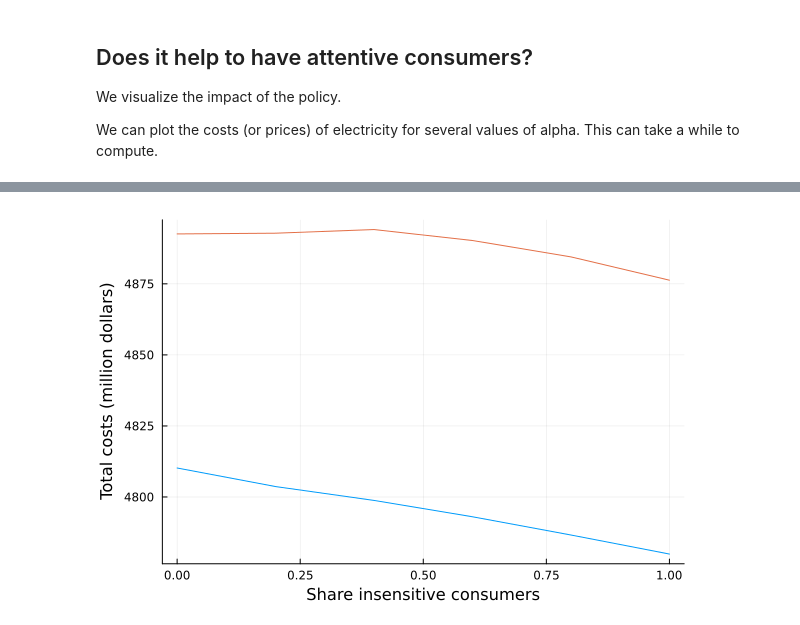
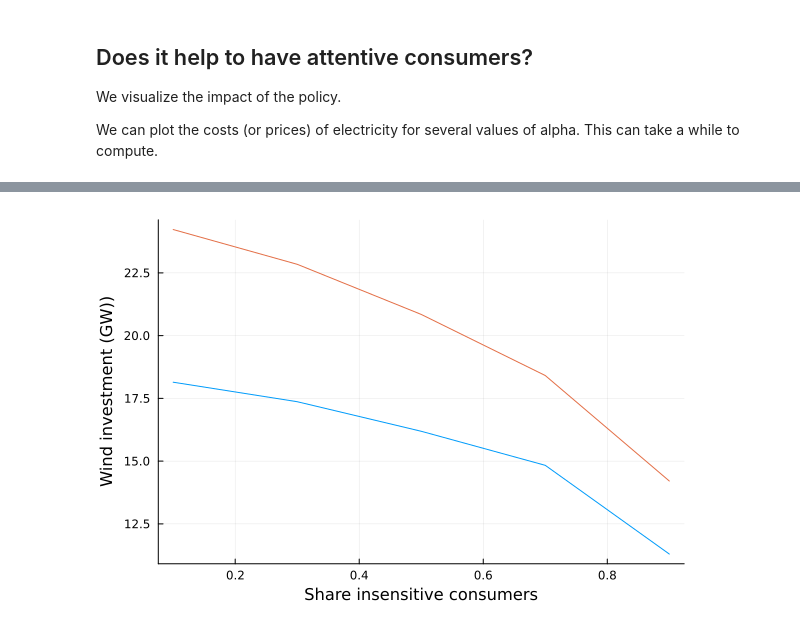
Before and after one commit to mreguant/em-course, a Jupyter notebook: materials/day4/day4.ipynb, the cells around one changed output, grey strips where cells are left out. Drawn from its saved outputs; the diff is of its cells as text; code cells hidden in the pictures.

```diff
--- a/materials/day4/day4.ipynb
+++ b/materials/day4/day4.ipynb
@@ -366,13 +401,13 @@ dataPolicy
 # %%
 let
 
     tax1 = dataPolicy[dataPolicy.tax.==15.0,:]
-    tax2 = dataPolicy[dataPolicy.tax.==20.0,:]
+    tax2 = dataPolicy[dataPolicy.tax.==30.0,:]
 
-    plot(tax1.alpha, tax1.total_cost, legend = false)
-    plot!(tax2.alpha, tax2.total_cost, legend = false)
-    plot!(xlab="Share insensitive consumers",ylab="Total costs (million dollars)")
+    plot(tax1.alpha, tax1.wind_gw, legend = false)
+    plot!(tax2.alpha, tax2.wind_gw, legend = false)
+    plot!(xlab="Share insensitive consumers",ylab="Wind investment (GW))")
 
 end
 # %% [output]
-[figure, old version]
+[figure, new version]
```
Also changed, not shown: parts of 24 cells of this notebook.
